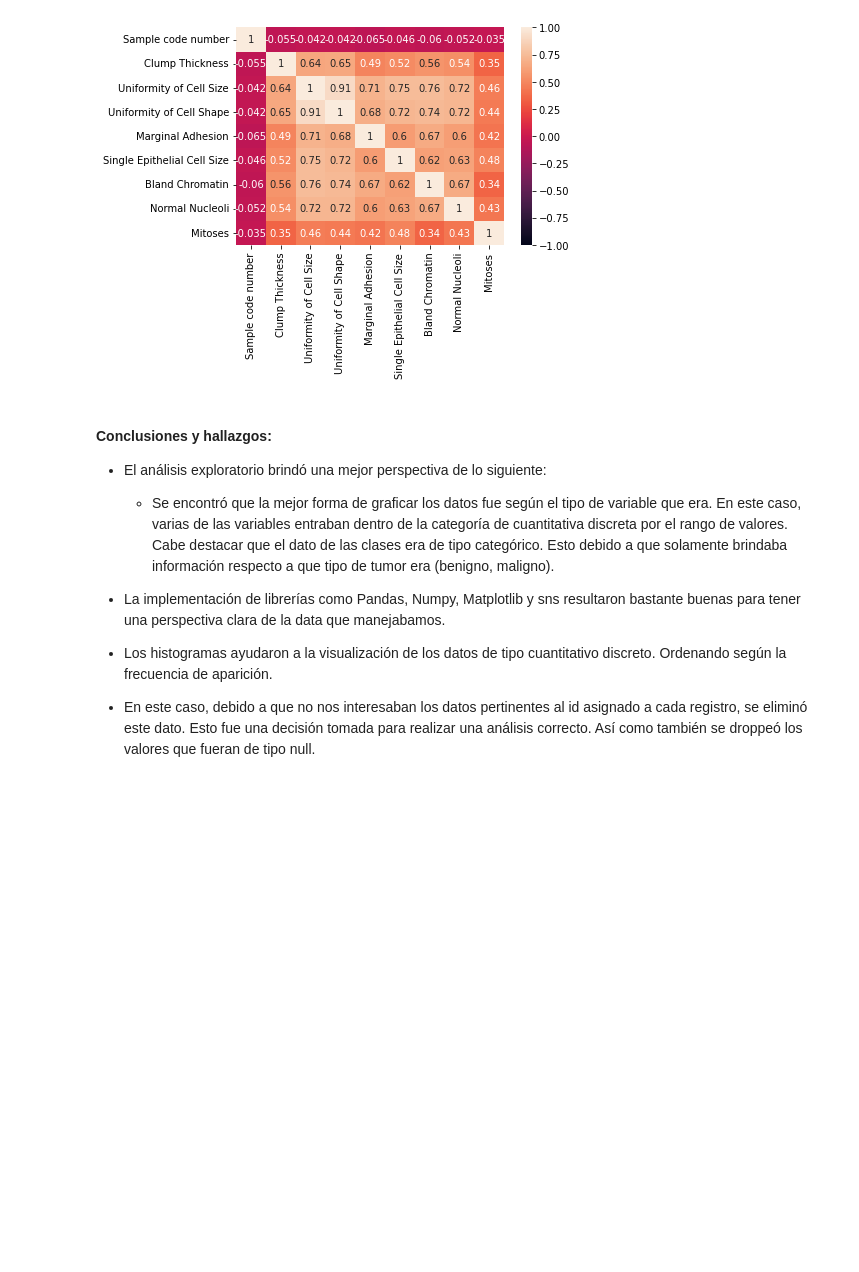
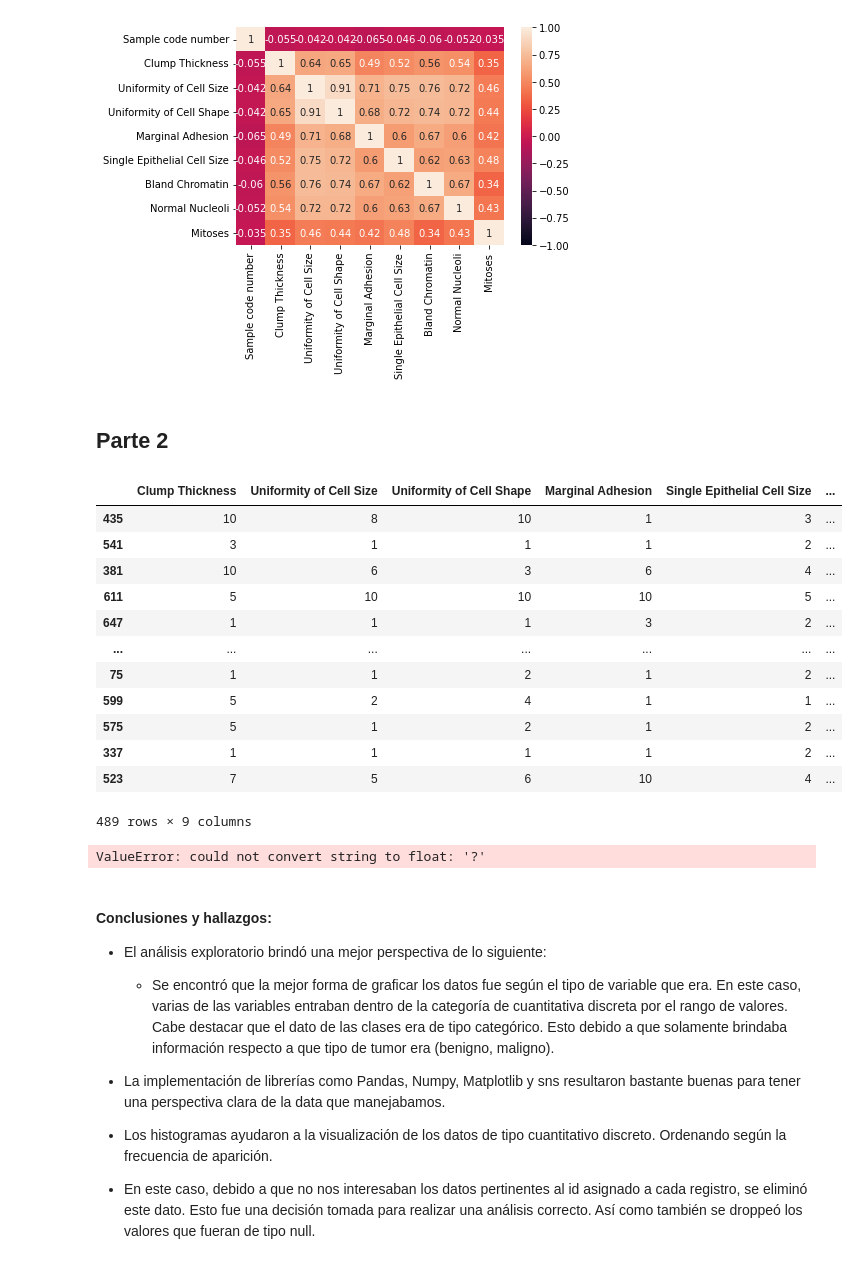
Before and after one commit to aleg001/HT2-MD, a Jupyter notebook: HT2.ipynb, the cells around one changed output. Saved outputs shown, nothing was run; the diff lists cells and outputs as text; code cells hidden in the pictures; blank space fills up the shorter version.

```diff
--- a/HT2.ipynb
+++ b/HT2.ipynb
@@ -219,3 +219,5 @@ breast_cancer.dropna()
 
 # Se droppea columna sample code number
 breast_cancer.drop('Sample code number', axis=1, inplace=True)
+# %% [markdown]
+## Parte 2
@@ -221,0 +227,18 @@ breast_cancer.drop('Sample code number', axis=1, inplace=True)
+# %%
+x_train, x_test, y_train, y_test = train_test_split(breast_cancer.drop('Class', axis=1), breast_cancer['Class'], test_size=0.3, random_state=101)
+# %%
+x_train
+# %% [output]
+|  | Clump Thickness | Uniformity of Cell Size | Uniformity of Cell Shape | Marginal Adhesion | Single Epithelial Cell Size | ... |
+| 435 | 10 | 8 | 10 | 1 | 3 | ... |
+| 541 | 3 | 1 | 1 | 1 | 2 | ... |
+| 381 | 10 | 6 | 3 | 6 | 4 | ... |
+| 611 | 5 | 10 | 10 | 10 | 5 | ... |
+| 647 | 1 | 1 | 1 | 3 | 2 | ... |
+| ... | ... | ... | ... | ... | ... | ... |
+| 75 | 1 | 1 | 2 | 1 | 2 | ... |
+| 599 | 5 | 2 | 4 | 1 | 1 | ... |
+| 575 | 5 | 1 | 2 | 1 | 2 | ... |
+| 337 | 1 | 1 | 1 | 1 | 2 | ... |
+| 523 | 7 | 5 | 6 | 10 | 4 | ... |
+489 rows × 9 columns
@@ -222,3 +247,7 @@ breast_cancer.drop('Sample code number', axis=1, inplace=True)
+# %%
+logistic_model.fit(x_train, y_train)
+# %% [output]
+ValueError: could not convert string to float: '?'
 # %% [markdown]
 #### Conclusiones y hallazgos:
 
```
Also changed, not shown: parts of 3 cells of this notebook, 1 other file.
